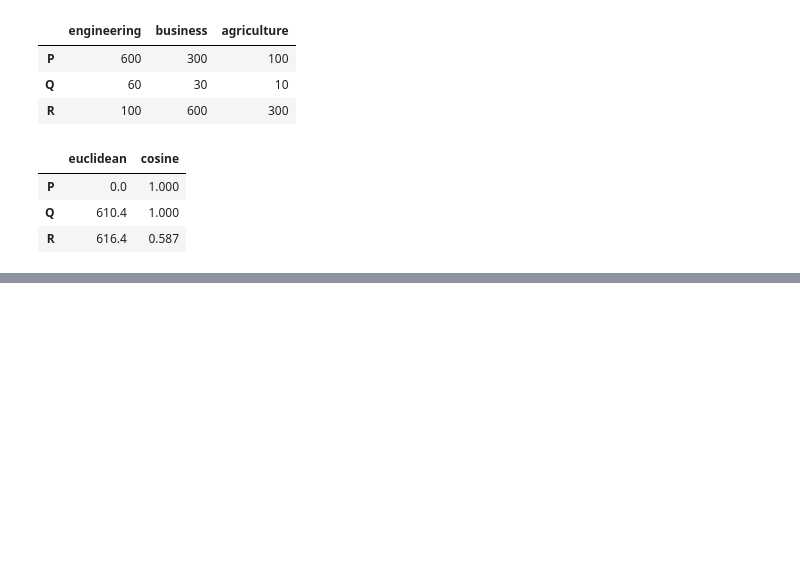
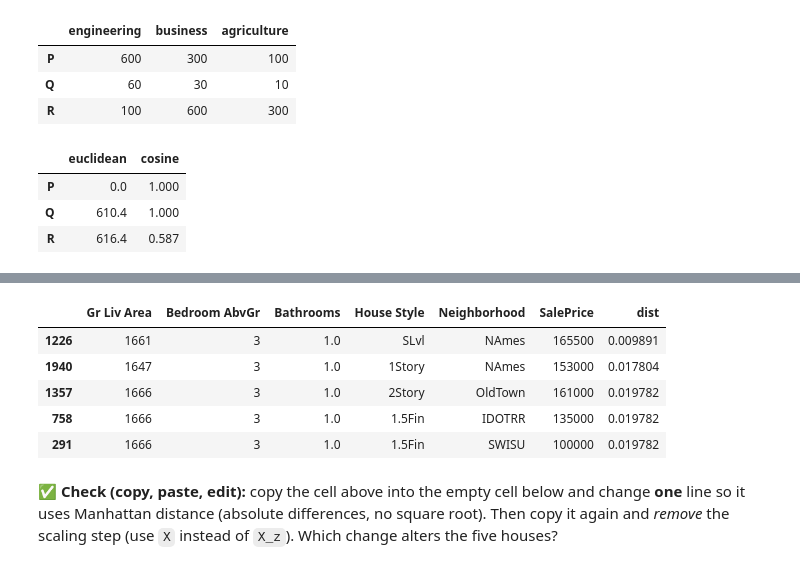
Before and after one commit to gato365/gsb5544_instructor_learn_prep, a Jupyter notebook: assignments/practice_activities/week_3/distances_between_observations/GSB5544_Topic_3_2_Distances_Between_Observations-solution.ipynb, the cells around one changed output, grey strips where cells are left out. Cells and saved outputs as stored; diff of their text form; code cells hidden in the pictures; blank space fills up the shorter version.

```diff
--- a/assignments/practice_activities/week_3/distances_between_observations/GSB5544_Topic_3_2_Distances_Between_Observations-solution.ipynb
+++ b/assignments/practice_activities/week_3/distances_between_observations/GSB5544_Topic_3_2_Distances_Between_Observations-solution.ipynb
@@ -287,0 +258,25 @@ PA 3.2 is on the course site: [https://gato365.github.io/gsb5544_instructor_lear
+# %%
+# 1. select the similarity variables (price is the constraint, so it is NOT here)
+X = df_ames[["Gr Liv Area", "Bedroom AbvGr", "Bathrooms"]]
+
+# 2. scale (Rule 1)
+X_z = (X - X.mean()) / X.std()
+
+# 3. distance from house 0 to every house
+df_ames["dist"] = np.sqrt(((X_z - X_z.loc[0]) ** 2).sum(axis=1))
+
+# 4. constrain: only houses cheaper than house 0
+cheaper = df_ames[df_ames["SalePrice"] < house0["SalePrice"]]
+
+# 5. sort and look
+show = ["Gr Liv Area", "Bedroom AbvGr", "Bathrooms", "House Style", "Neighborhood", "SalePrice", "dist"]
+cheaper.sort_values("dist")[show].head(5)
+# %% [output]
+|  | Gr Liv Area | Bedroom AbvGr | Bathrooms | House Style | Neighborhood | SalePrice | dist |
+| 1226 | 1661 | 3 | 1.0 | SLvl | NAmes | 165500 | 0.009891 |
+| 1940 | 1647 | 3 | 1.0 | 1Story | NAmes | 153000 | 0.017804 |
+| 1357 | 1666 | 3 | 1.0 | 2Story | OldTown | 161000 | 0.019782 |
+| 758 | 1666 | 3 | 1.0 | 1.5Fin | IDOTRR | 135000 | 0.019782 |
+| 291 | 1666 | 3 | 1.0 | 1.5Fin | SWISU | 100000 | 0.019782 |
+# %% [markdown]
+✅ **Check (copy, paste, edit):** copy the cell above into the empty cell below and change **one** line so it uses Manhattan distance (absolute differences, no square root). Then copy it again and *remove* the scaling step (use `X` instead of `X_z`). Which change alters the five houses?
```
Also changed, not shown: parts of 41 cells of this notebook, 2 other files.
